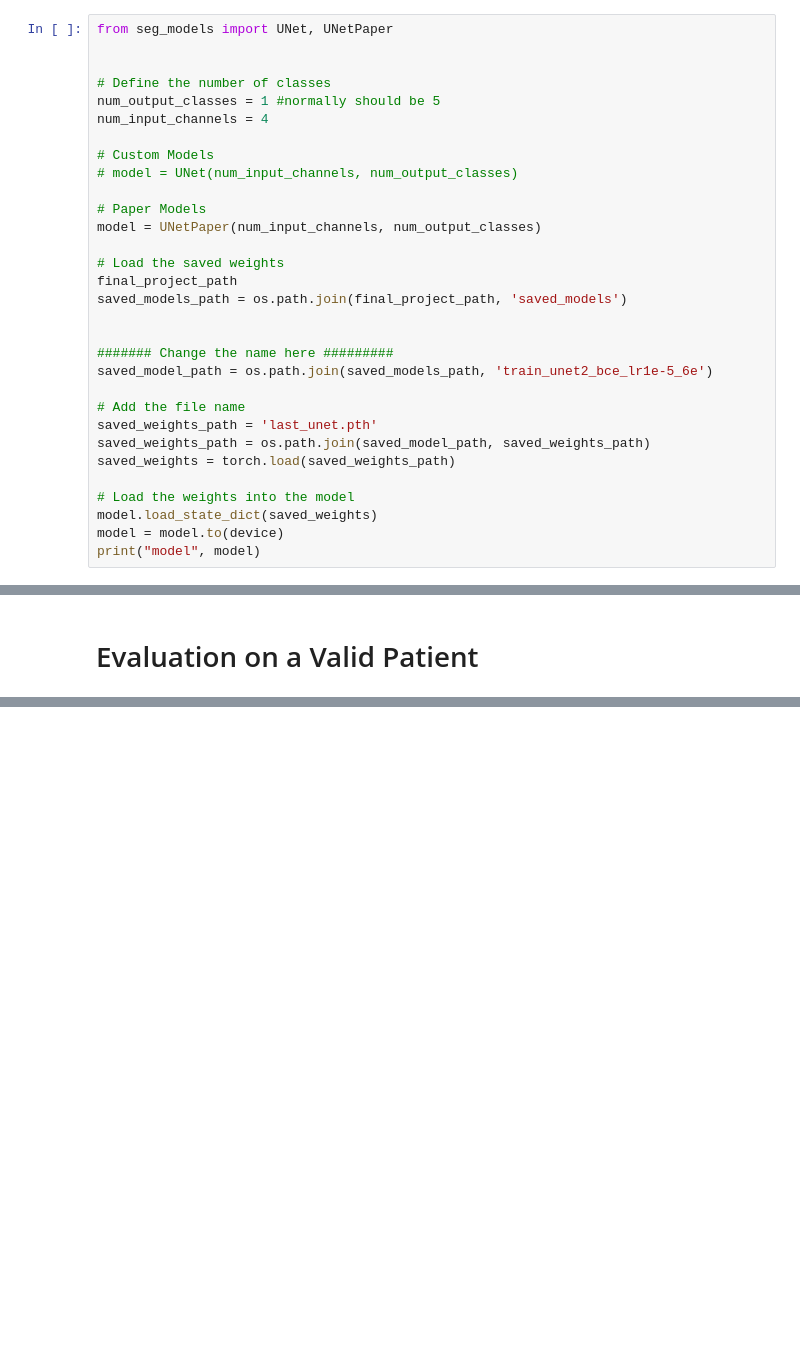
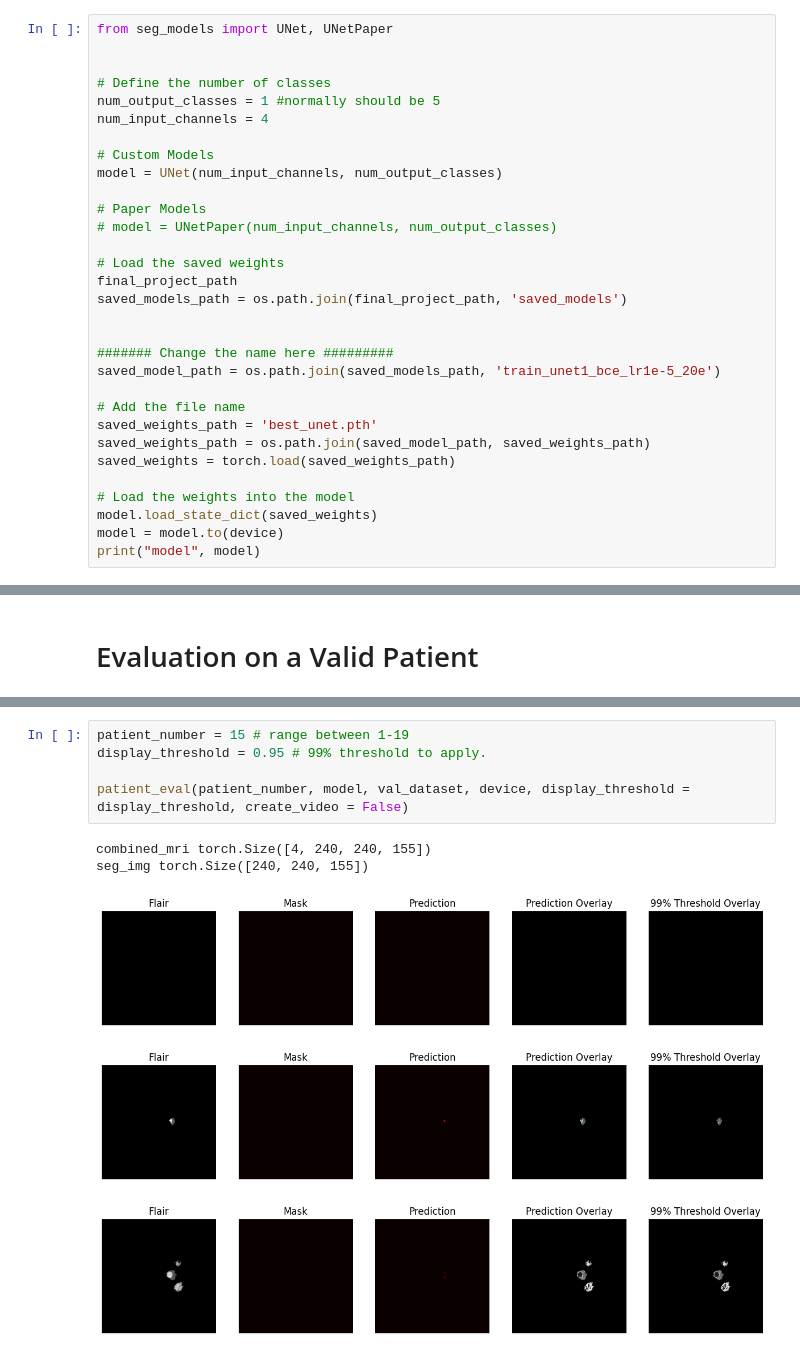
Before and after one commit to sweldensj2/3D-Tumor-Detector, a Jupyter notebook: model_eval.ipynb, the cells around one changed output, grey strips where cells are left out. Saved outputs shown, nothing was run; the diff lists cells and outputs as text; blank space fills up the shorter version.

Commit message:
created 3D output and videos

```diff
--- a/model_eval.ipynb
+++ b/model_eval.ipynb
@@ -115,10 +115,10 @@ num_output_classes = 1 #normally should be 5
 num_input_channels = 4
 
 # Custom Models
-# model = UNet(num_input_channels, num_output_classes)
+model = UNet(num_input_channels, num_output_classes)
 
 # Paper Models
-model = UNetPaper(num_input_channels, num_output_classes)
+# model = UNetPaper(num_input_channels, num_output_classes)
 
 # Load the saved weights
 final_project_path
@@ -126,10 +126,10 @@ saved_models_path = os.path.join(final_project_path, 'saved_models')
 
 
 ####### Change the name here #########
-saved_model_path = os.path.join(saved_models_path, 'train_unet2_bce_lr1e-5_6e')
+saved_model_path = os.path.join(saved_models_path, 'train_unet1_bce_lr1e-5_20e')
 
 # Add the file name
-saved_weights_path = 'last_unet.pth'
+saved_weights_path = 'best_unet.pth'
 saved_weights_path = os.path.join(saved_model_path, saved_weights_path)
 saved_weights = torch.load(saved_weights_path)
 
@@ -344,0 +396,11 @@ Done: 15_results.mp4
+# %%
+patient_number = 15 # range between 1-19
+display_threshold = 0.95 # 99% threshold to apply.
+
+patient_eval(patient_number, model, val_dataset, device, display_threshold = display_threshold, create_video = False)
+# %% [output]
+combined_mri torch.Size([4, 240, 240, 155])
+seg_img torch.Size([240, 240, 155])
+[figure, added]
+[figure, added]
+[figure, added]
```
Also changed, not shown: parts of 4 cells of this notebook.
